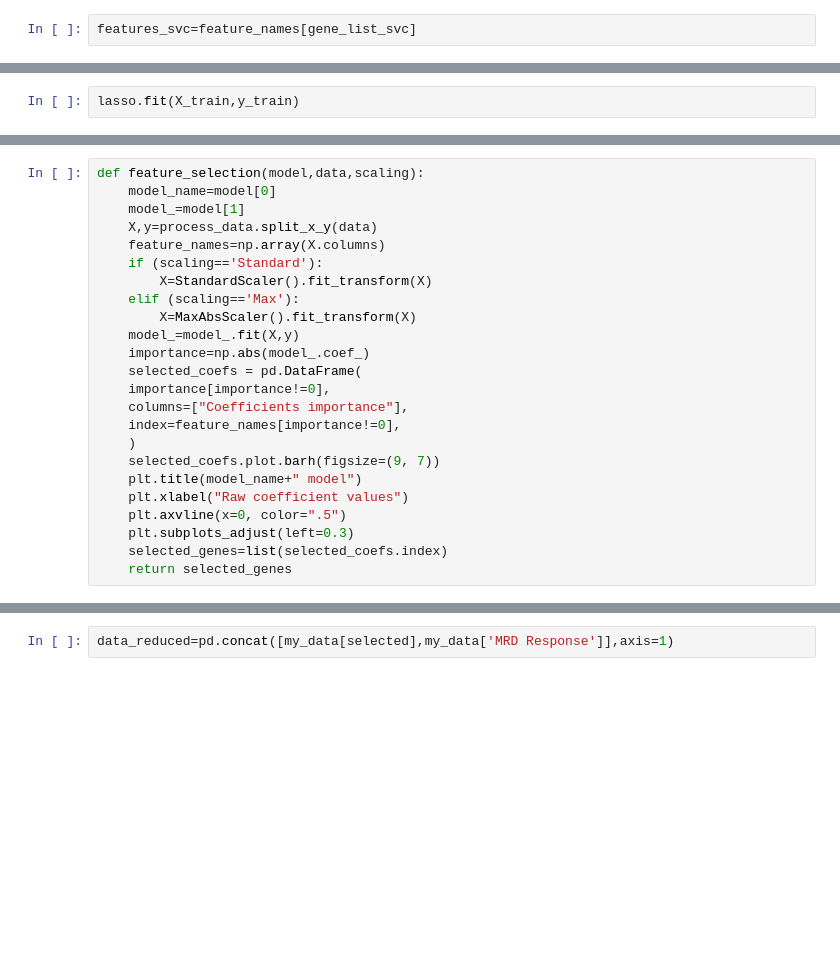
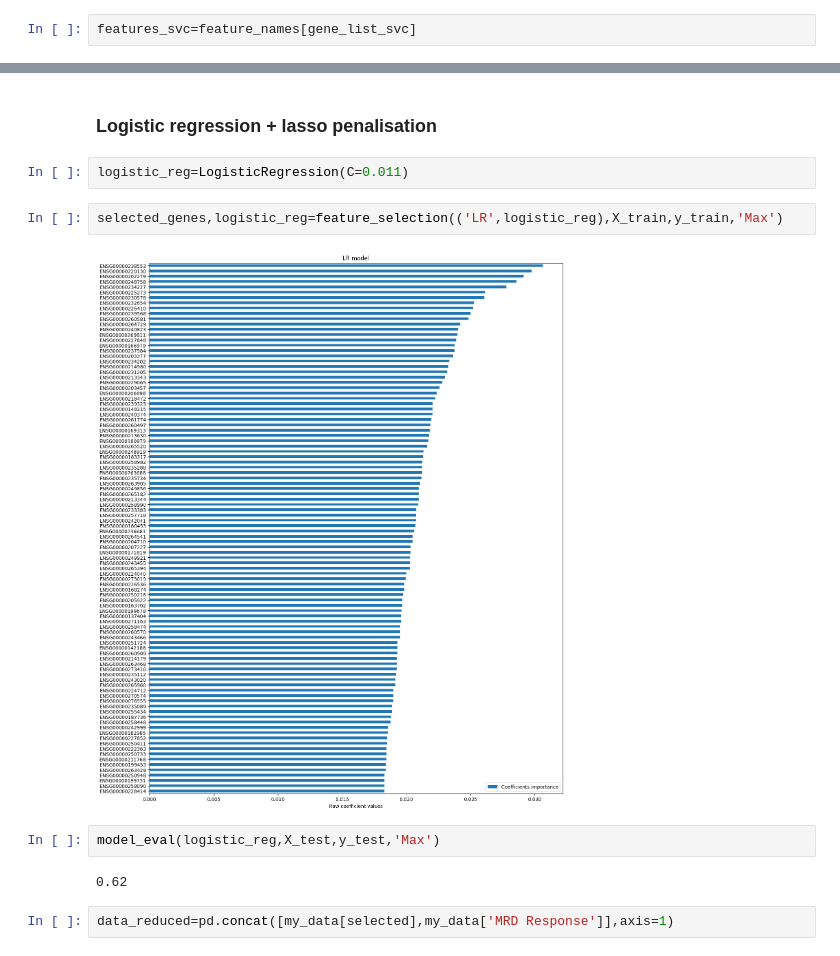
Before and after one commit to Syrinechen/Myeloma-project-draft, a Jupyter notebook: feature_extraction.ipynb, the cells around one changed output, grey strips where cells are left out. Saved outputs shown, nothing was run; the diff lists cells and outputs as text; blank space fills up the shorter version.

```diff
--- a/feature_extraction.ipynb
+++ b/feature_extraction.ipynb
@@ -138,2 +163,0 @@ lasso=Lasso(alpha=0.11)
-# %%
-lasso.fit(X_train,y_train)
@@ -146,24 +163,0 @@ ValueError: Classification metrics can't handle a mix of continuous and binary t
-# %%
-def feature_selection(model,data,scaling):
-    model_name=model[0]
-    model_=model[1]
-    X,y=process_data.split_x_y(data)
-    feature_names=np.array(X.columns)
-    if (scaling=='Standard'):
-        X=StandardScaler().fit_transform(X)
-    elif (scaling=='Max'):
-        X=MaxAbsScaler().fit_transform(X)
-    model_=model_.fit(X,y)
-    importance=np.abs(model_.coef_)
-    selected_coefs = pd.DataFrame(
-    importance[importance!=0],
-    columns=["Coefficients importance"],
-    index=feature_names[importance!=0],
-    )
-    selected_coefs.plot.barh(figsize=(9, 7))
-    plt.title(model_name+" model")
-    plt.xlabel("Raw coefficient values")
-    plt.axvline(x=0, color=".5")
-    plt.subplots_adjust(left=0.3)
-    selected_genes=list(selected_coefs.index)
-    return selected_genes
@@ -174,3 +164,15 @@ selected=feature_selection(model=('Lasso',LassoCV(alphas=np.linspace(0.06,0.07,1
+# %% [markdown]
+### Logistic regression + lasso penalisation
+# %%
+logistic_reg=LogisticRegression(C=0.011)
+# %%
+selected_genes,logistic_reg=feature_selection(('LR',logistic_reg),X_train,y_train,'Max')
+# %% [output]
+[figure, added]
+# %%
+model_eval(logistic_reg,X_test,y_test,'Max')
+# %% [output]
+0.62
 # %%
 data_reduced=pd.concat([my_data[selected],my_data['MRD Response']],axis=1)
 # %%
```
Also changed, not shown: parts of 15 cells of this notebook.
